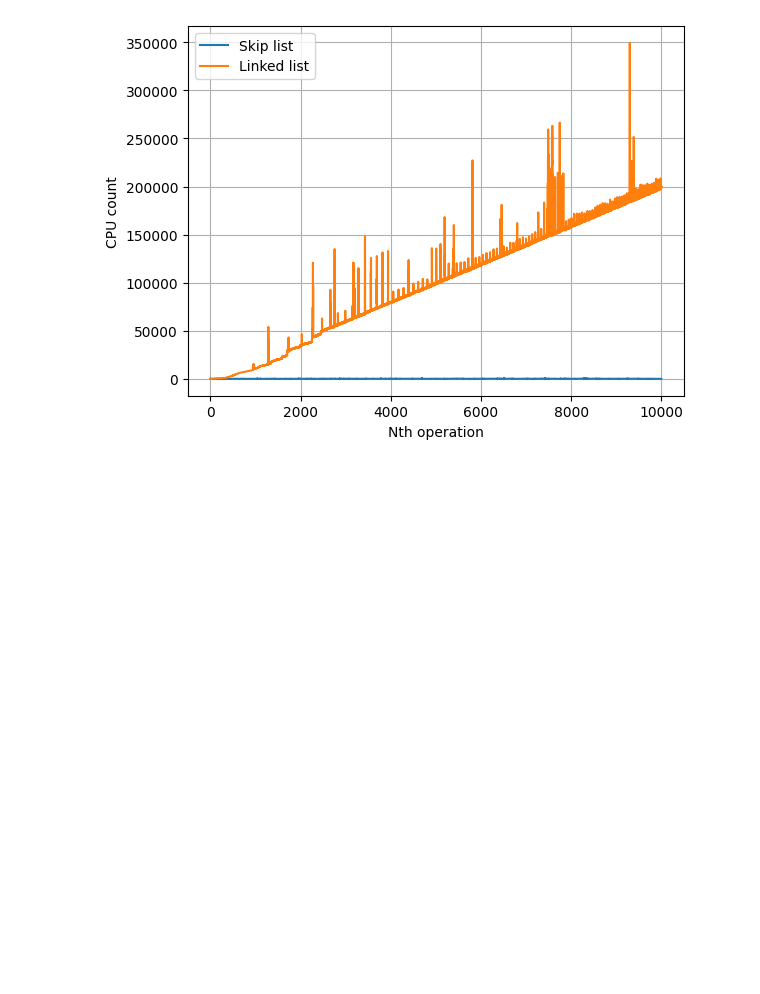
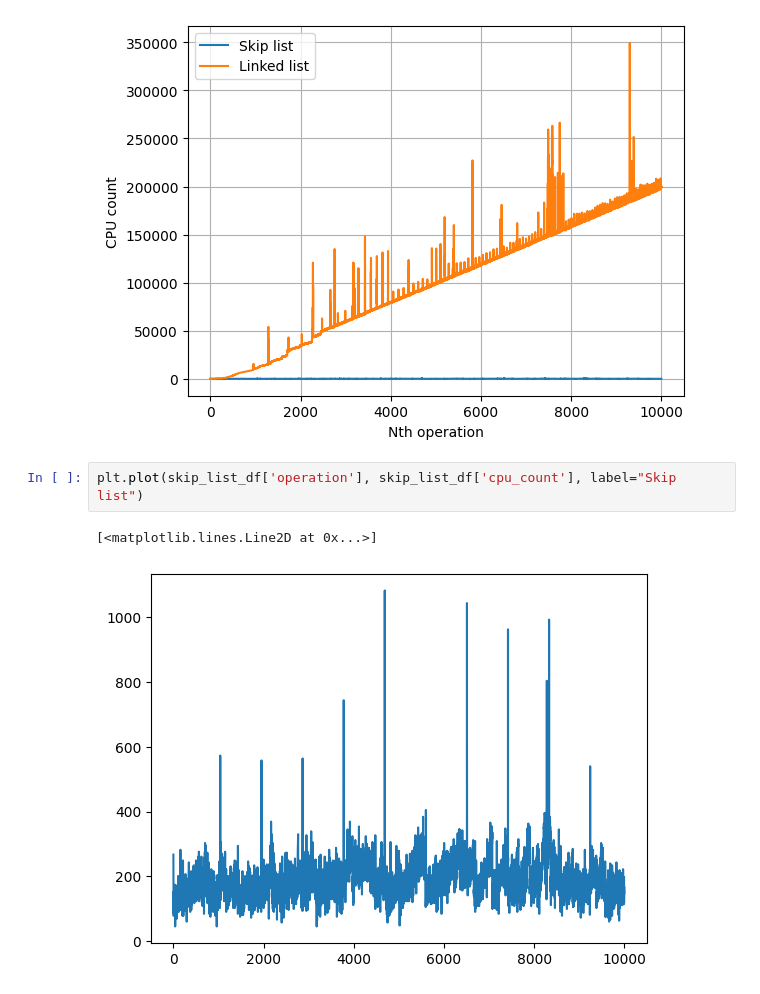
Before and after one commit to sudo-lucifer/applied-algo-hw1, a Jupyter notebook: skip_list_benchmark/skip_list_benchmark.ipynb, the cells around one changed output. Saved outputs shown, nothing was run; the diff lists cells and outputs as text; blank space fills up the shorter version.

Commit message:
skip list v2

```diff
--- a/skip_list_benchmark/skip_list_benchmark.ipynb
+++ b/skip_list_benchmark/skip_list_benchmark.ipynb
@@ -27,3 +27,8 @@ plt.grid()
 plt.show()
 # %% [output]
 [figure]
+# %%
+plt.plot(skip_list_df['operation'], skip_list_df['cpu_count'], label="Skip list")
+# %% [output]
+[<matplotlib.lines.Line2D at 0x...>]
+[figure, added]
```
Also changed, not shown: 5 other files.
